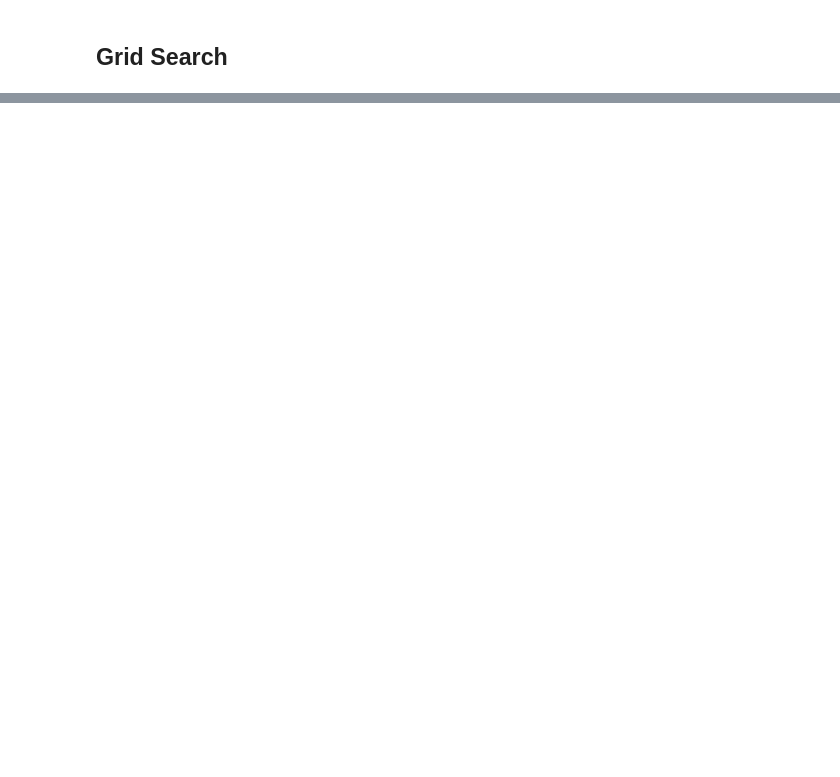
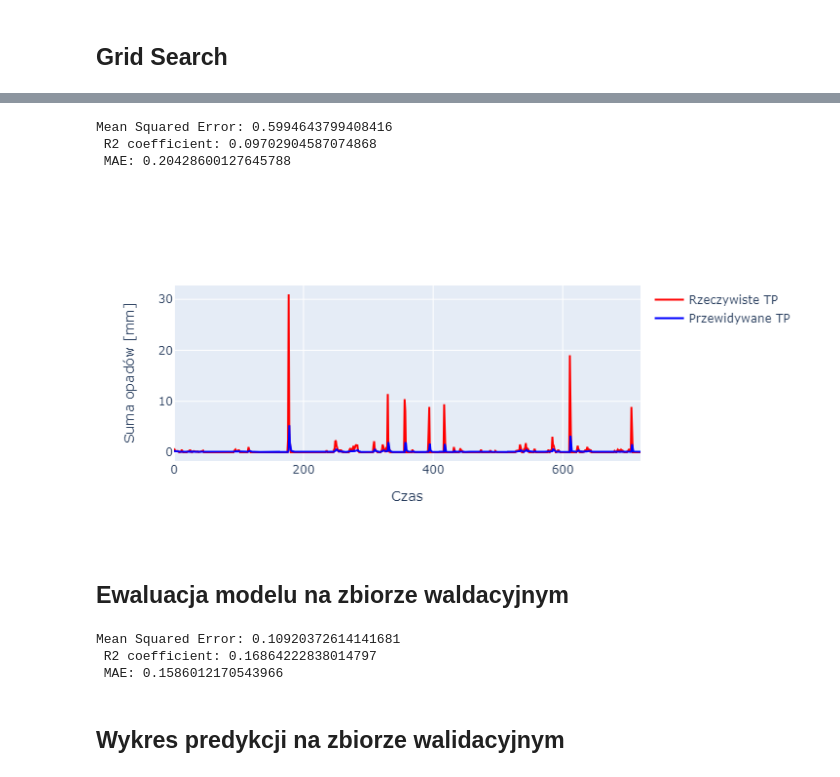
Before and after one commit to wiktoriasw/Data-Science-project, a Jupyter notebook: OnlySVR.ipynb, the cells around one changed output, grey strips where cells are left out. Cells and saved outputs as stored; diff of their text form; code cells hidden in the pictures; blank space fills up the shorter version.

```diff
--- a/OnlySVR.ipynb
+++ b/OnlySVR.ipynb
@@ -570,0 +596,2 @@ parameters = {
+# %%
+y_pred_test = svr.predict(X_test)
@@ -570,0 +617,42 @@ parameters = {
+# %%
+MSE = mean_squared_error(y_train, y_pred)
+r2 = r2_score(y_train, y_pred)
+MAE = mean_absolute_error(y_train, y_pred)
+
+print(
+    f'Mean Squared Error: {MSE}\n',
+    f'R2 coefficient: {r2}\n',
+    f'MAE: {MAE}',
+ )
+# %% [output]
+Mean Squared Error: 0.5994643799408416
+ R2 coefficient: 0.09702904587074868
+ MAE: 0.20428600127645788
+# %%
+y_pred_test = pd.DataFrame(y_pred_test, columns  = ['Predicted TP'])
+# %%
+y_test = y_test.reset_index(drop=True)
+# %%
+results2 = pd.concat([y_pred_test, y_test], axis=1)
+# %%
+trace1 = go.Scatter(
+    x=results.index, y=results2['TP t+1'], mode='lines', name='Rzeczywiste TP', line=dict(color='red')
+)
+trace2 = go.Scatter(
+    x=results.index, y=results2['Predicted TP'], mode='lines', name='Przewidywane TP', line=dict(color='blue')
+)
+
+fig = go.Figure()
+
+fig.add_trace(trace1)
+fig.add_trace(trace2)
+
+fig.update_layout(
+    xaxis_title='Czas',
+    yaxis_title='Suma opadów [mm]')
+
+fig.show()
+# %% [output]
+[figure, added]
+# %% [markdown]
+## Ewaluacja modelu na zbiorze waldacyjnym
@@ -570,0 +661,16 @@ parameters = {
+# %%
+MSE = mean_squared_error(y_val, y_pred_val)
+r2 = r2_score(y_val, y_pred_val)
+MAE = mean_absolute_error(y_val, y_pred_val)
+
+print(
+    f'Mean Squared Error: {MSE}\n',
+    f'R2 coefficient: {r2}\n',
+    f'MAE: {MAE}'
+ )
+# %% [output]
+Mean Squared Error: 0.10920372614141681
+ R2 coefficient: 0.16864222838014797
+ MAE: 0.1586012170543966
+# %% [markdown]
+## Wykres predykcji na zbiorze walidacyjnym
```
Also changed, not shown: parts of 17 cells of this notebook.
